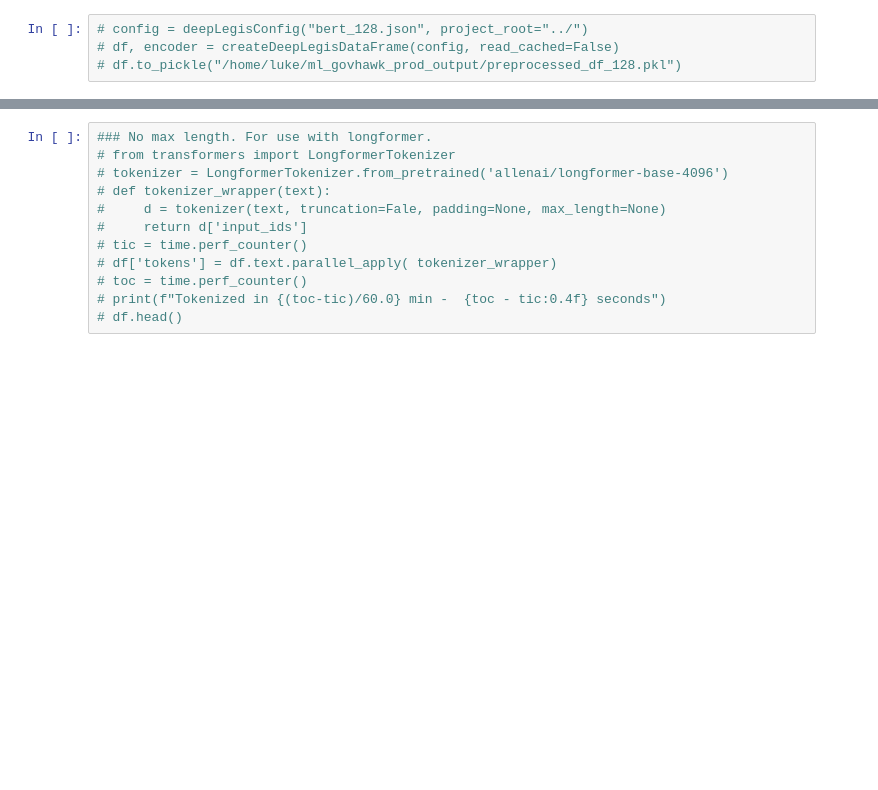
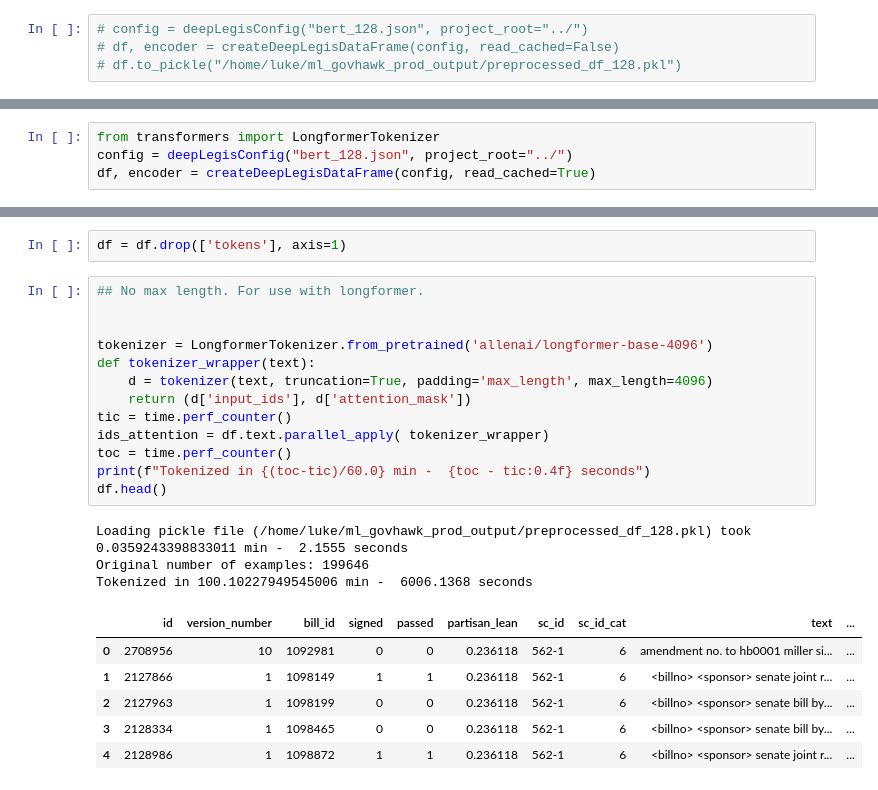
Before and after one commit to lukevancleve/govhawk_ml, a Jupyter notebook: notebooks/3-Pretokenize-text.ipynb, the cells around one changed output, grey strips where cells are left out. Saved outputs shown, nothing was run; the diff lists cells and outputs as text; blank space fills up the shorter version.

Commit message:
Working on Catboost with a Transformer base

```diff
--- a/notebooks/3-Pretokenize-text.ipynb
+++ b/notebooks/3-Pretokenize-text.ipynb
@@ -41,0 +39,4 @@ Tokenized in 127.19514717706667 min -  7631.7088 seconds
+# %%
+from transformers import LongformerTokenizer
+config = deepLegisConfig("bert_128.json", project_root="../")
+df, encoder = createDeepLegisDataFrame(config, read_cached=True)
@@ -42,12 +46,25 @@ Tokenized in 127.19514717706667 min -  7631.7088 seconds
+# %%
+df = df.drop(['tokens'], axis=1)
 # %%
-### No max length. For use with longformer.
-# from transformers import LongformerTokenizer
-# tokenizer = LongformerTokenizer.from_pretrained('allenai/longformer-base-4096')
-# def tokenizer_wrapper(text):
-#     d = tokenizer(text, truncation=Fale, padding=None, max_length=None)
-#     return d['input_ids']
-# tic = time.perf_counter()
-# df['tokens'] = df.text.parallel_apply( tokenizer_wrapper)
-# toc = time.perf_counter()
-# print(f"Tokenized in {(toc-tic)/60.0} min -  {toc - tic:0.4f} seconds")
-# df.head()
+## No max length. For use with longformer.
+
+
+tokenizer = LongformerTokenizer.from_pretrained('allenai/longformer-base-4096')
+def tokenizer_wrapper(text):
+    d = tokenizer(text, truncation=True, padding='max_length', max_length=4096)
+    return (d['input_ids'], d['attention_mask'])
+tic = time.perf_counter()
+ids_attention = df.text.parallel_apply( tokenizer_wrapper)
+toc = time.perf_counter()
+print(f"Tokenized in {(toc-tic)/60.0} min -  {toc - tic:0.4f} seconds")
+df.head()
+# %% [output]
+Loading pickle file (/home/luke/ml_govhawk_prod_output/preprocessed_df_128.pkl) took 0.0359243398833011 min -  2.1555 seconds
+Original number of examples: 199646
+Tokenized in 100.10227949545006 min -  6006.1368 seconds
+|  | id | version_number | bill_id | signed | passed | partisan_lean | sc_id | sc_id_cat | text | ... |
+| 0 | 2708956 | 10 | 1092981 | 0 | 0 | 0.236118 | 562-1 | 6 | amendment no. to hb0001 miller si... | ... |
+| 1 | 2127866 | 1 | 1098149 | 1 | 1 | 0.236118 | 562-1 | 6 | <billno> <sponsor> senate joint r... | ... |
+| 2 | 2127963 | 1 | 1098199 | 0 | 0 | 0.236118 | 562-1 | 6 | <billno> <sponsor> senate bill by... | ... |
+| 3 | 2128334 | 1 | 1098465 | 0 | 0 | 0.236118 | 562-1 | 6 | <billno> <sponsor> senate bill by... | ... |
+| 4 | 2128986 | 1 | 1098872 | 1 | 1 | 0.236118 | 562-1 | 6 | <billno> <sponsor> senate joint r... | ... |
```
Also changed, not shown: parts of 15 cells of this notebook, 10 other files.
